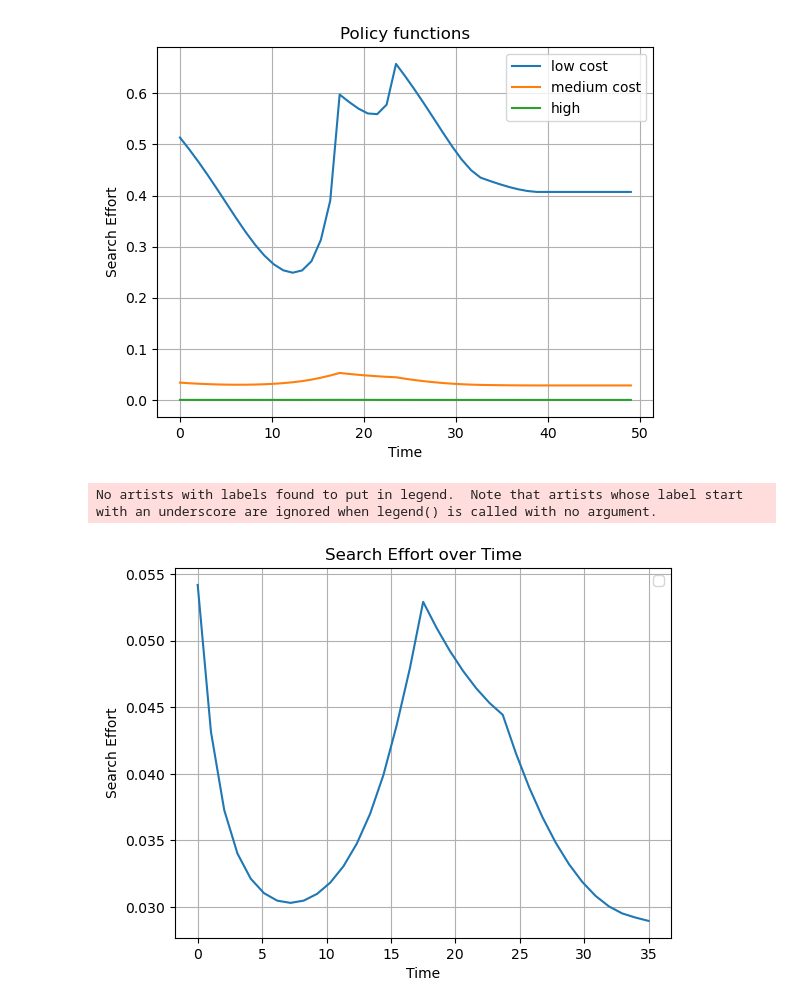
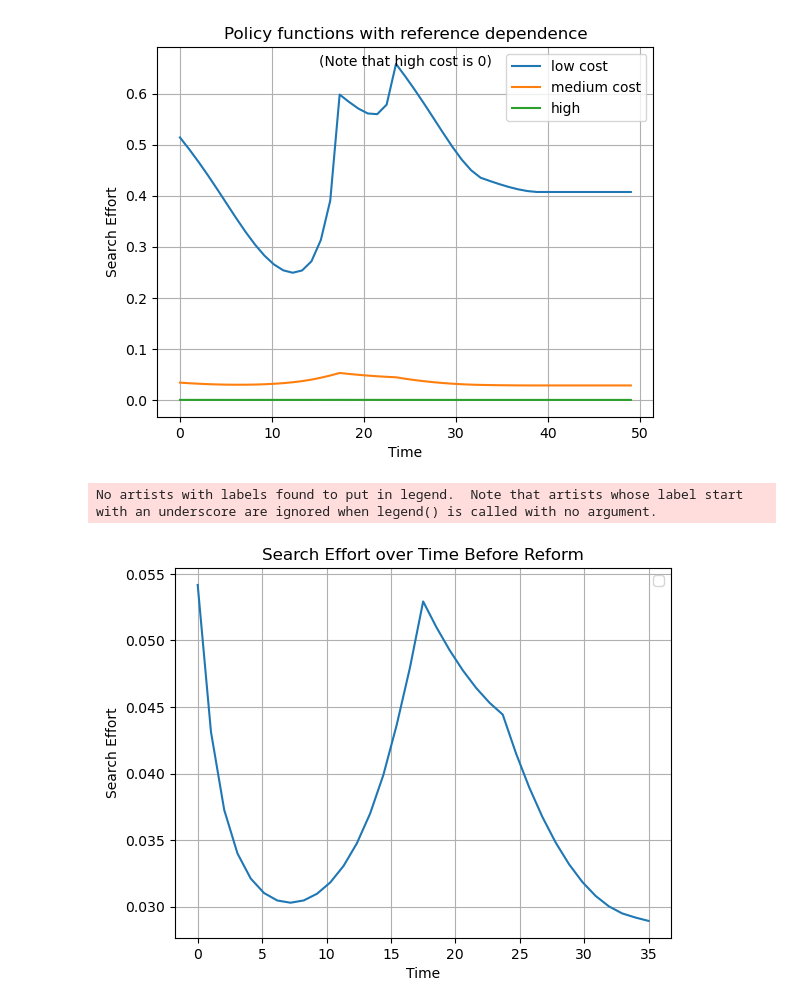
Before and after one commit to qrn838/Dynamic-programming-project, a Jupyter notebook: 2. forecasting errors.ipynb, the cells around one changed output. Drawn from its saved outputs; the diff is of its cells as text; code cells hidden in the pictures.

```diff
--- a/2. forecasting errors.ipynb
+++ b/2. forecasting errors.ipynb
@@ -41,24 +54,26 @@ print(model.par.type_shares3)
 # %%
 search_effort = solve_search_effort(model.par)
 time = np.linspace(0, model.par.T, model.par.T)
 plt.plot(time, search_effort[0,:], label = 'low cost')
 plt.plot(time, search_effort[1,:], label = 'medium cost')
 plt.plot(time, search_effort[2,:], label = 'high' )
+plt.text(0.5, 0.96, '(Note that high cost is 0)', horizontalalignment='center', verticalalignment='center', transform=plt.gca().transAxes)
+plt.xlabel('Time')
 plt.xlabel('Time')
 plt.ylabel('Search Effort')
-plt.title('Policy functions')
+plt.title('Policy functions with reference dependence')
 plt.grid(True)
 plt.legend()
 plt.show()
 # %% [output]
-[figure, old version]
+[figure, new version]
 # %%
 sim = sim_search_effort(model.par)
 time = np.linspace(0, model.par.T_sim, model.par.T_sim)
 plt.plot(time, sim, )
 plt.xlabel('Time')
 plt.ylabel('Search Effort')
-plt.title('Search Effort over Time')
+plt.title('Search Effort over Time Before Reform')
 plt.grid(True)
 #y axis limits
 #plt.ylim(0.0, 0.08)
@@ -66,5 +81,5 @@ plt.legend()
 plt.show()
 # %% [output]
 No artists with labels found to put in legend.  Note that artists whose label start with an underscore are ignored when legend() is called with no argument.
-[figure, old version]
+[figure, new version]
 # %%
```
Also changed, not shown: parts of 26 cells of this notebook.
